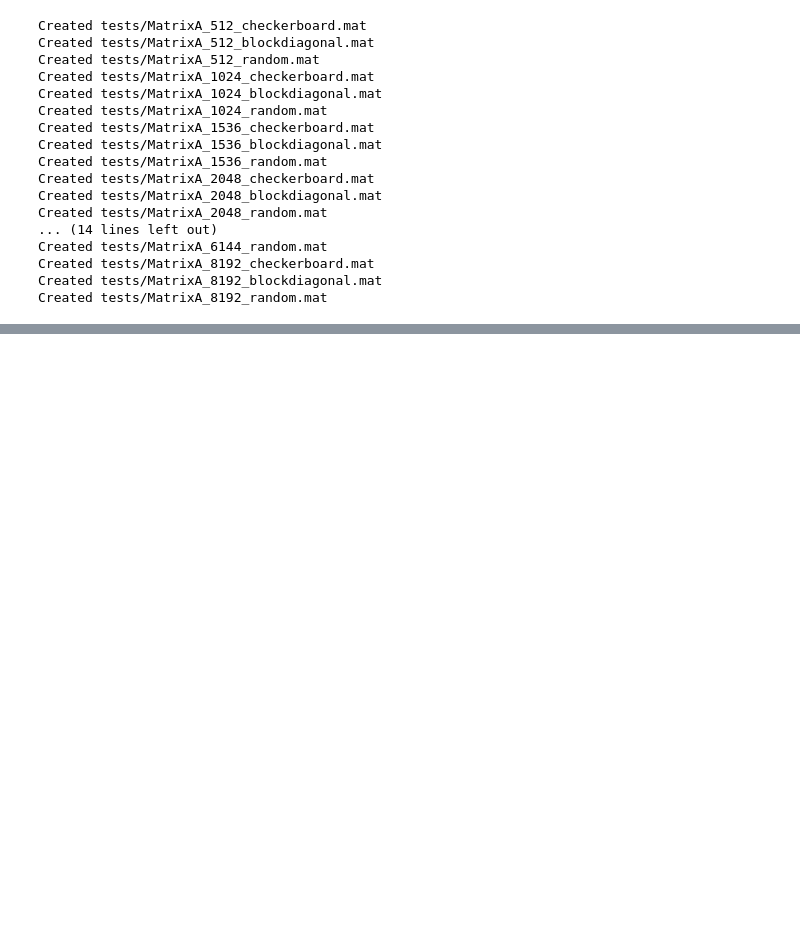
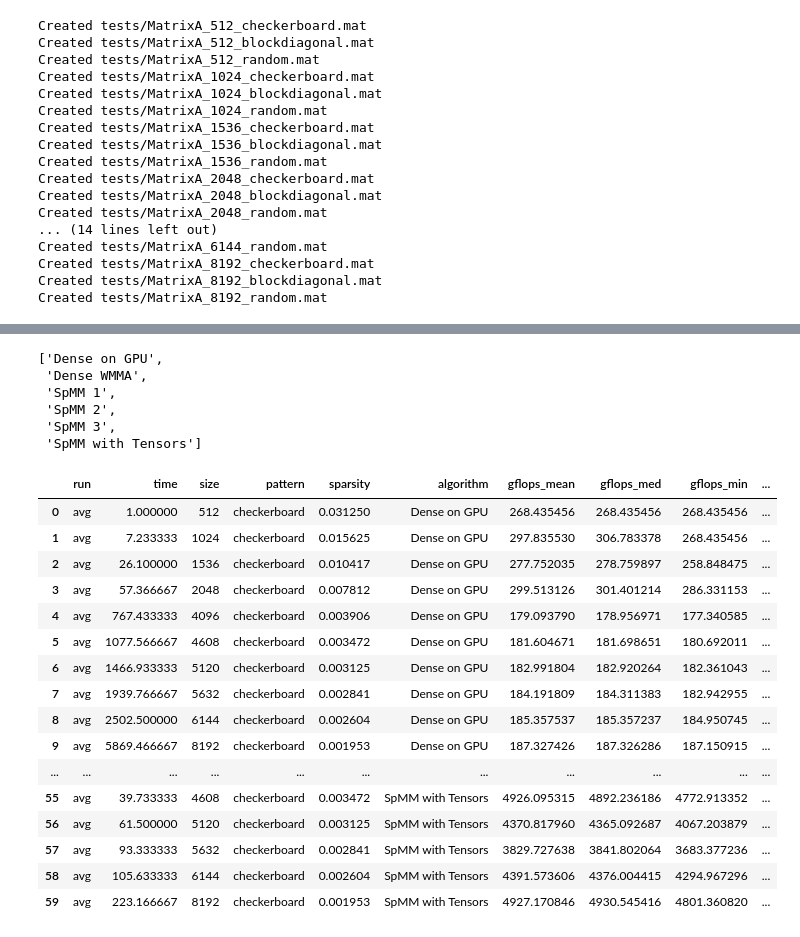
Before and after one commit to evening-hs/MatrixMultiplicationCUDA, a Jupyter notebook: runtests.ipynb, the cells around one changed output, grey strips where cells are left out. Drawn from its saved outputs; the diff is of its cells as text; code cells hidden in the pictures; blank space fills up the shorter version.

```diff
--- a/runtests.ipynb
+++ b/runtests.ipynb
@@ -80,0 +149,58 @@ Running tests/MatrixA_2048_checkerboard.mat
+# %%
+algorithms = df['algorithm'].unique().tolist()
+algorithms
+# %% [output]
+['Dense on GPU',
+ 'Dense WMMA',
+ 'SpMM 1',
+ 'SpMM 2',
+ 'SpMM 3',
+ 'SpMM with Tensors']
+# %%
+avg_datas = list()
+
+for algorithm in algorithms:
+    for size in matrix_sizes:
+        group_df = df[(df['algorithm'] == algorithm) & (df['size'] == size) &
+                      (df['pattern'] == 'checkerboard')]
+        avg_dat = {'run': 'avg',
+                   'time': group_df['time'].mean(),
+                   'size': size,
+                   'pattern': 'checkerboard',
+                   'sparsity': group_df['sparsity'].iloc[0],
+                   'algorithm': algorithm,
+                   'gflops_mean': group_df['gflops'].mean(),
+                   'gflops_med': group_df['gflops'].median(),
+                   'gflops_min': group_df['gflops'].min(),
+                   'gflops_max': group_df['gflops'].max(),
+                   'gflops_var': group_df['gflops'].var(),
+                   'rel_error_mean': group_df['rel_error'].mean(),
+                   'rel_error_med': group_df['rel_error'].median(),
+                   'rel_error_min': group_df['rel_error'].min(),
+                   'rel_error_max': group_df['rel_error'].max(),
+                   'rel_error_var': group_df['rel_error'].var(),
+                   }
+        avg_datas.append(avg_dat)
+
+grouped_df = pd.DataFrame(avg_datas)
+grouped_df.to_csv('avg_results.csv')
+# %%
+grouped_df
+# %% [output]
+|  | run | time | size | pattern | sparsity | algorithm | gflops_mean | gflops_med | gflops_min | ... |
+| 0 | avg | 1.000000 | 512 | checkerboard | 0.031250 | Dense on GPU | 268.435456 | 268.435456 | 268.435456 | ... |
+| 1 | avg | 7.233333 | 1024 | checkerboard | 0.015625 | Dense on GPU | 297.835530 | 306.783378 | 268.435456 | ... |
+| 2 | avg | 26.100000 | 1536 | checkerboard | 0.010417 | Dense on GPU | 277.752035 | 278.759897 | 258.848475 | ... |
+| 3 | avg | 57.366667 | 2048 | checkerboard | 0.007812 | Dense on GPU | 299.513126 | 301.401214 | 286.331153 | ... |
+| 4 | avg | 767.433333 | 4096 | checkerboard | 0.003906 | Dense on GPU | 179.093790 | 178.956971 | 177.340585 | ... |
+| 5 | avg | 1077.566667 | 4608 | checkerboard | 0.003472 | Dense on GPU | 181.604671 | 181.698651 | 180.692011 | ... |
+| 6 | avg | 1466.933333 | 5120 | checkerboard | 0.003125 | Dense on GPU | 182.991804 | 182.920264 | 182.361043 | ... |
+| 7 | avg | 1939.766667 | 5632 | checkerboard | 0.002841 | Dense on GPU | 184.191809 | 184.311383 | 182.942955 | ... |
+| 8 | avg | 2502.500000 | 6144 | checkerboard | 0.002604 | Dense on GPU | 185.357537 | 185.357237 | 184.950745 | ... |
+| 9 | avg | 5869.466667 | 8192 | checkerboard | 0.001953 | Dense on GPU | 187.327426 | 187.326286 | 187.150915 | ... |
+| ... | ... | ... | ... | ... | ... | ... | ... | ... | ... | ... |
+| 55 | avg | 39.733333 | 4608 | checkerboard | 0.003472 | SpMM with Tensors | 4926.095315 | 4892.236186 | 4772.913352 | ... |
+| 56 | avg | 61.500000 | 5120 | checkerboard | 0.003125 | SpMM with Tensors | 4370.817960 | 4365.092687 | 4067.203879 | ... |
+| 57 | avg | 93.333333 | 5632 | checkerboard | 0.002841 | SpMM with Tensors | 3829.727638 | 3841.802064 | 3683.377236 | ... |
+| 58 | avg | 105.633333 | 6144 | checkerboard | 0.002604 | SpMM with Tensors | 4391.573606 | 4376.004415 | 4294.967296 | ... |
+| 59 | avg | 223.166667 | 8192 | checkerboard | 0.001953 | SpMM with Tensors | 4927.170846 | 4930.545416 | 4801.360820 | ... |
```
Also changed, not shown: parts of 5 cells of this notebook, 1 other file.
